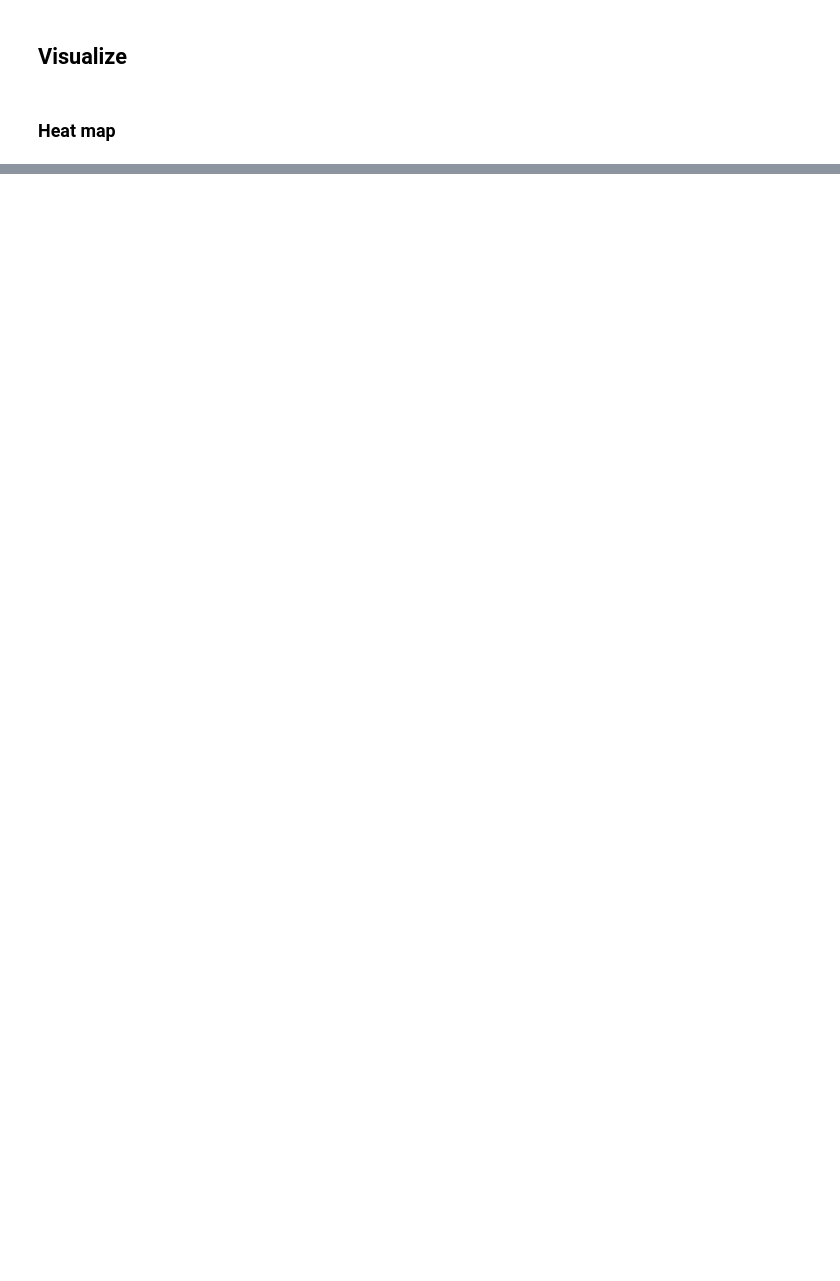
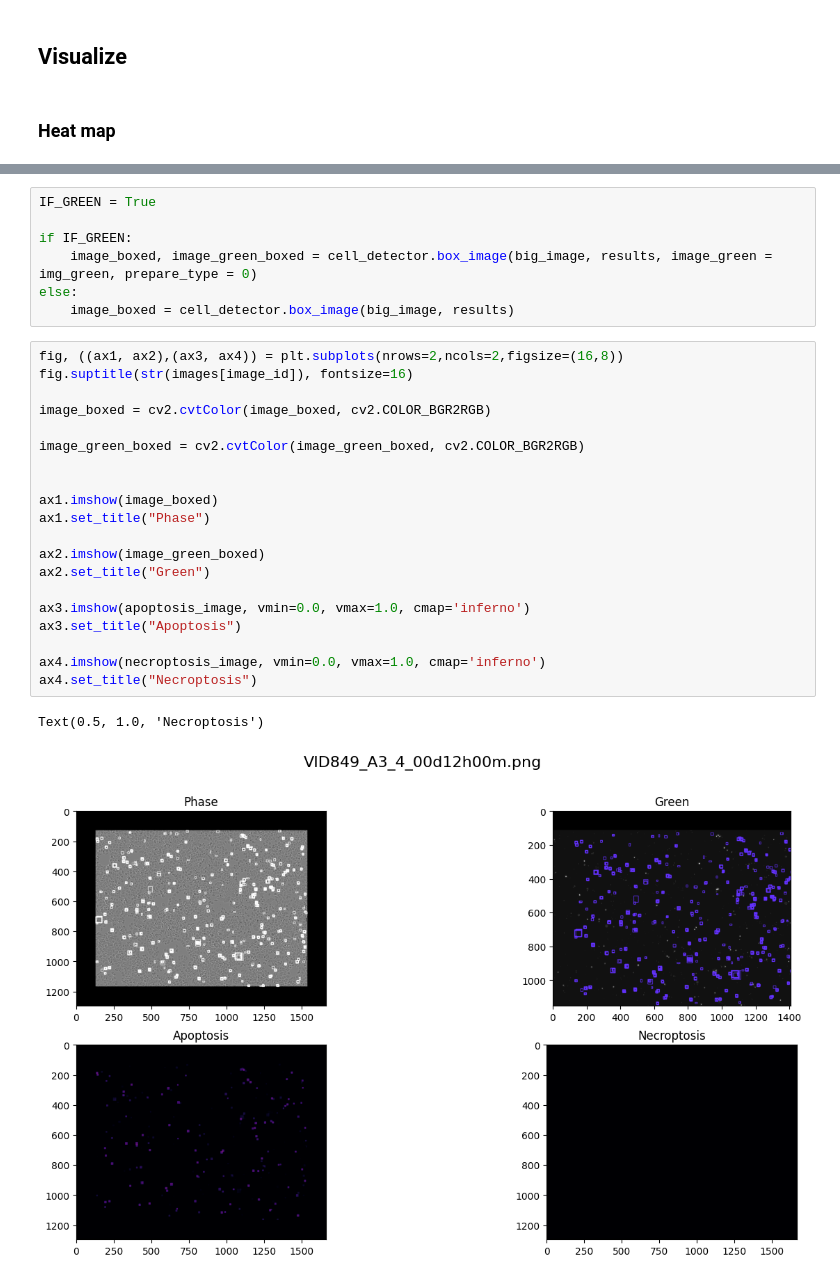
Before and after one commit to LSUHSC-CAIPP-Core-B/CellDetection, a Jupyter notebook: yolo/yolo_inference_heatmap.ipynb, the cells around one changed output, grey strips where cells are left out. Saved outputs shown, nothing was run; the diff lists cells and outputs as text; blank space fills up the shorter version.

```diff
--- a/yolo/yolo_inference_heatmap.ipynb
+++ b/yolo/yolo_inference_heatmap.ipynb
@@ -71 +109,31 @@ base_image = cell_detector.gen_heatmap_mask(big_image, results, total_coverage)
+# %%
+IF_GREEN = True
+
+if IF_GREEN:
+    image_boxed, image_green_boxed = cell_detector.box_image(big_image, results, image_green = img_green, prepare_type = 0)
+else:
+    image_boxed = cell_detector.box_image(big_image, results)
+# %%
+fig, ((ax1, ax2),(ax3, ax4)) = plt.subplots(nrows=2,ncols=2,figsize=(16,8))
+fig.suptitle(str(images[image_id]), fontsize=16)
+
+image_boxed = cv2.cvtColor(image_boxed, cv2.COLOR_BGR2RGB)
+
+image_green_boxed = cv2.cvtColor(image_green_boxed, cv2.COLOR_BGR2RGB)
+
+
+ax1.imshow(image_boxed)
+ax1.set_title("Phase")
+
+ax2.imshow(image_green_boxed)
+ax2.set_title("Green")
+
+ax3.imshow(apoptosis_image, vmin=0.0, vmax=1.0, cmap='inferno')
+ax3.set_title("Apoptosis")
+
+ax4.imshow(necroptosis_image, vmin=0.0, vmax=1.0, cmap='inferno')
+ax4.set_title("Necroptosis")
+# %% [output]
+Text(0.5, 1.0, 'Necroptosis')
+[figure, added]
 # %%
```
Also changed, not shown: parts of 10 cells of this notebook, 2 other files.
